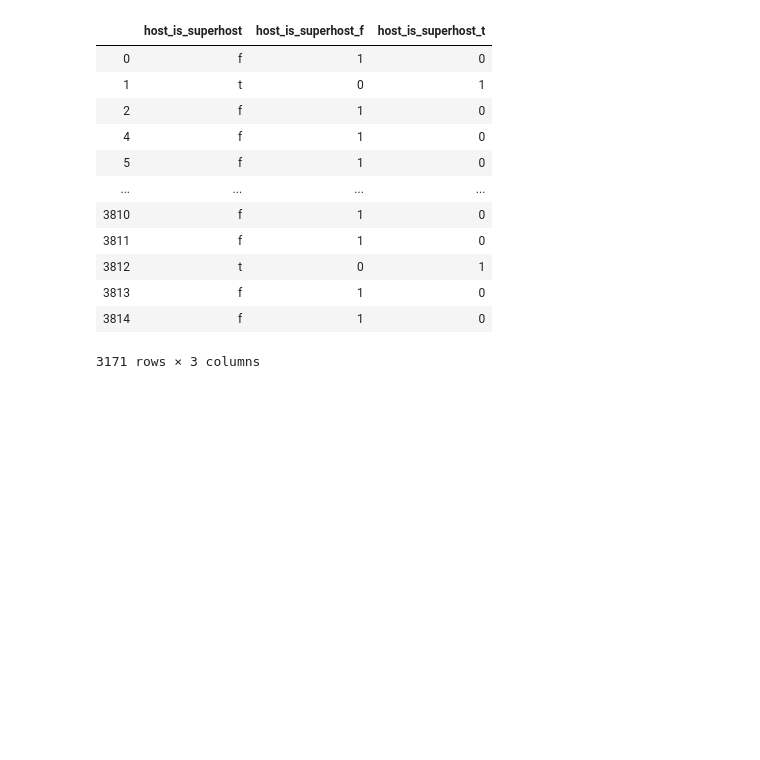
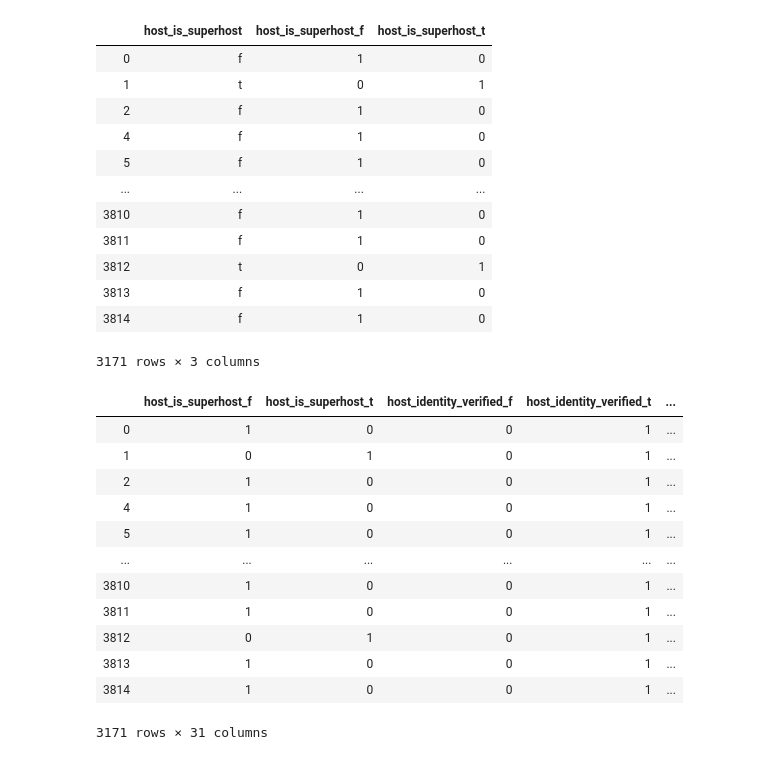
Before and after one commit to Pratyush0411/Airbnb-Seattle-Analysis, a Jupyter notebook: Are ratings reflective of quantitative features.ipynb, the cells around one changed output. Drawn from its saved outputs; the diff is of its cells as text; code cells hidden in the pictures; blank space fills up the shorter version.

```diff
--- a/Are ratings reflective of quantitative features.ipynb
+++ b/Are ratings reflective of quantitative features.ipynb
@@ -360,3 +341,23 @@ host_is_superhost
 | 3813 | f | 1 | 0 |
 | 3814 | f | 1 | 0 |
 3171 rows × 3 columns
+# %%
+cat_values = ['host_is_superhost', 'host_identity_verified', 'property_type', 'room_type', 'bed_type', 'cancellation_policy']
+cats = pd.DataFrame(listing[cat_values].astype('category'))
+
+cats_ohe = pd.get_dummies(cats)
+cats_ohe
+# %% [output]
+|  | host_is_superhost_f | host_is_superhost_t | host_identity_verified_f | host_identity_verified_t | ... |
+| 0 | 1 | 0 | 0 | 1 | ... |
+| 1 | 0 | 1 | 0 | 1 | ... |
+| 2 | 1 | 0 | 0 | 1 | ... |
+| 4 | 1 | 0 | 0 | 1 | ... |
+| 5 | 1 | 0 | 0 | 1 | ... |
+| ... | ... | ... | ... | ... | ... |
+| 3810 | 1 | 0 | 0 | 1 | ... |
+| 3811 | 1 | 0 | 0 | 1 | ... |
+| 3812 | 0 | 1 | 0 | 1 | ... |
+| 3813 | 1 | 0 | 0 | 1 | ... |
+| 3814 | 1 | 0 | 0 | 1 | ... |
+3171 rows × 31 columns
```
Also changed, not shown: parts of 15 cells of this notebook, 1 other file.
